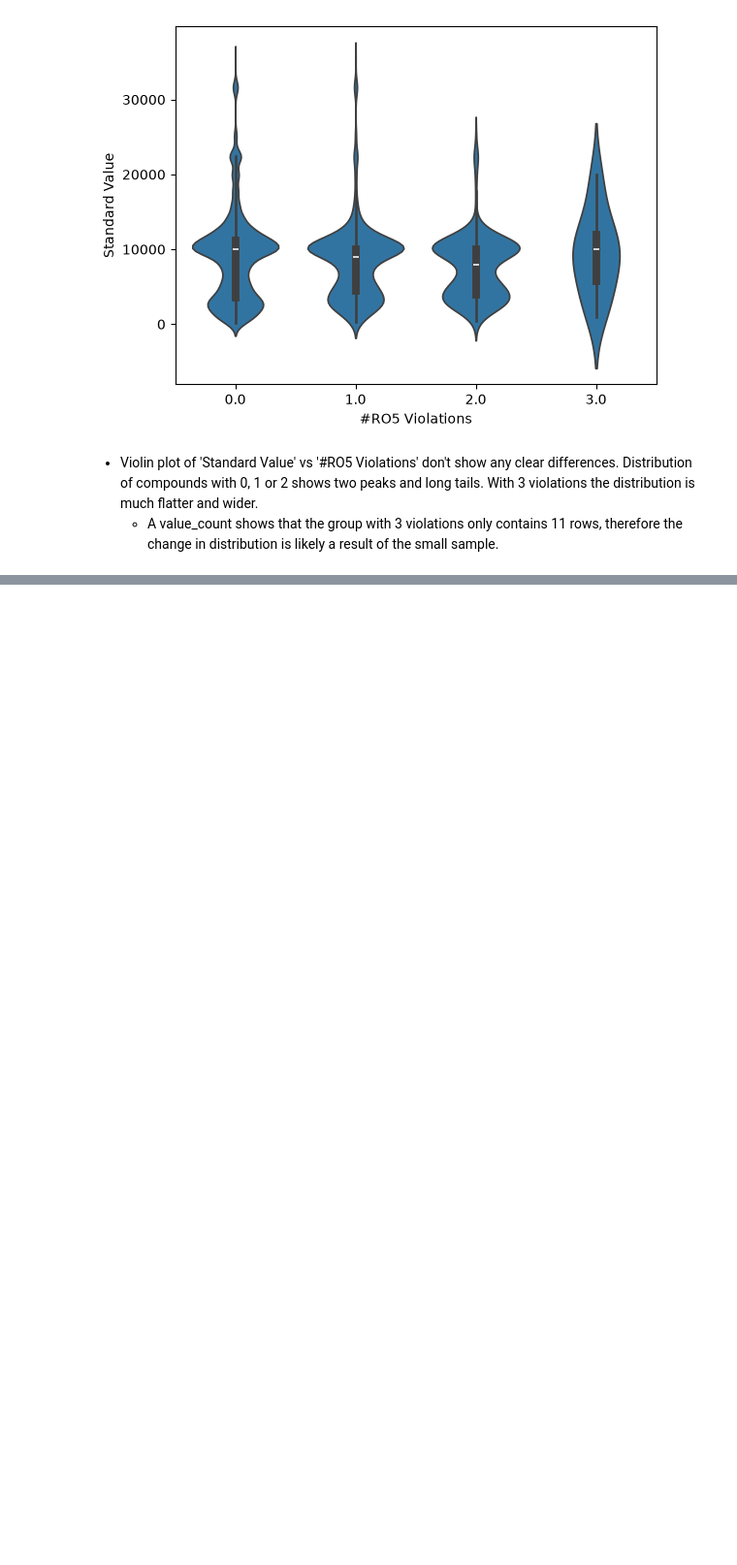
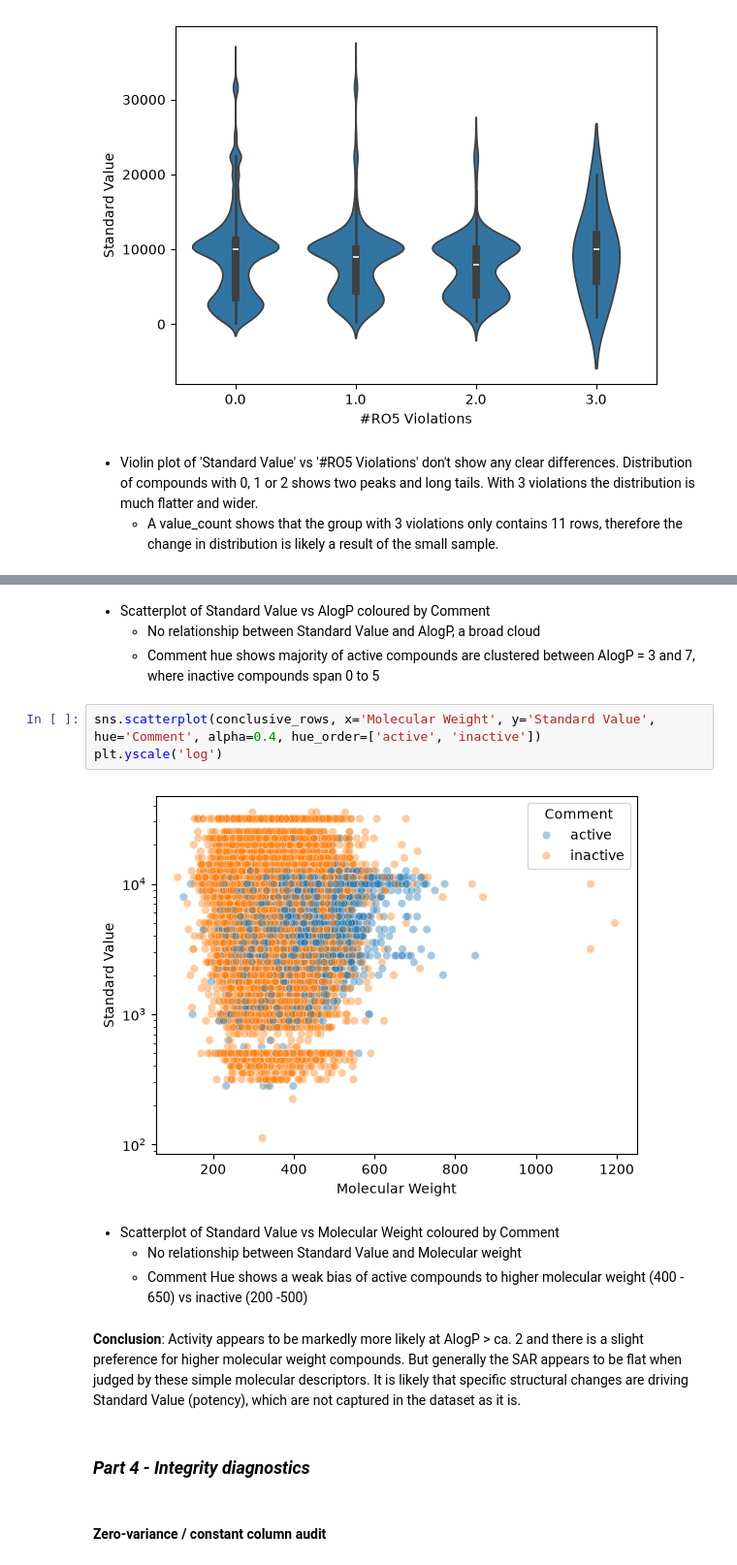
Before and after one commit to TomSCarter/week_9_chembl_eda, a Jupyter notebook: notebooks/Full_5_step_GLP1_EDA.ipynb, the cells around one changed output, grey strips where cells are left out. Shown at 97% size. Drawn from its saved outputs; the diff is of its cells as text; blank space fills up the shorter version.

```diff
--- a/notebooks/Full_5_step_GLP1_EDA.ipynb
+++ b/notebooks/Full_5_step_GLP1_EDA.ipynb
@@ -527,0 +550,20 @@ Name: count, dtype: int64
+# %% [markdown]
+* Scatterplot of Standard Value vs AlogP coloured by Comment
+    * No relationship between Standard Value and AlogP, a broad cloud
+    * Comment hue shows majority of active compounds are clustered between AlogP = 3 and 7, where inactive compounds span 0 to 5
+# %%
+sns.scatterplot(conclusive_rows, x='Molecular Weight', y='Standard Value', hue='Comment', alpha=0.4, hue_order=['active', 'inactive'])
+plt.yscale('log')
+# %% [output]
+[figure, added]
+# %% [markdown]
+* Scatterplot of Standard Value vs Molecular Weight coloured by Comment
+    * No relationship between Standard Value and Molecular weight
+    * Comment Hue shows a weak bias of active compounds to higher molecular weight (400 - 650) vs inactive (200 -500)
+# %% [markdown]
+
+**Conclusion**: Activity appears to be markedly more likely at AlogP > ca. 2 and there is a slight preference for higher molecular weight compounds. But generally the SAR appears to be flat when judged by these simple molecular descriptors. It is likely that specific structural changes are driving Standard Value (potency), which are not captured in the dataset as it is.
+# %% [markdown]
+### *Part 4 - Integrity diagnostics*
+# %% [markdown]
+#### Zero-variance / constant column audit
```
Also changed, not shown: parts of 16 cells of this notebook.
